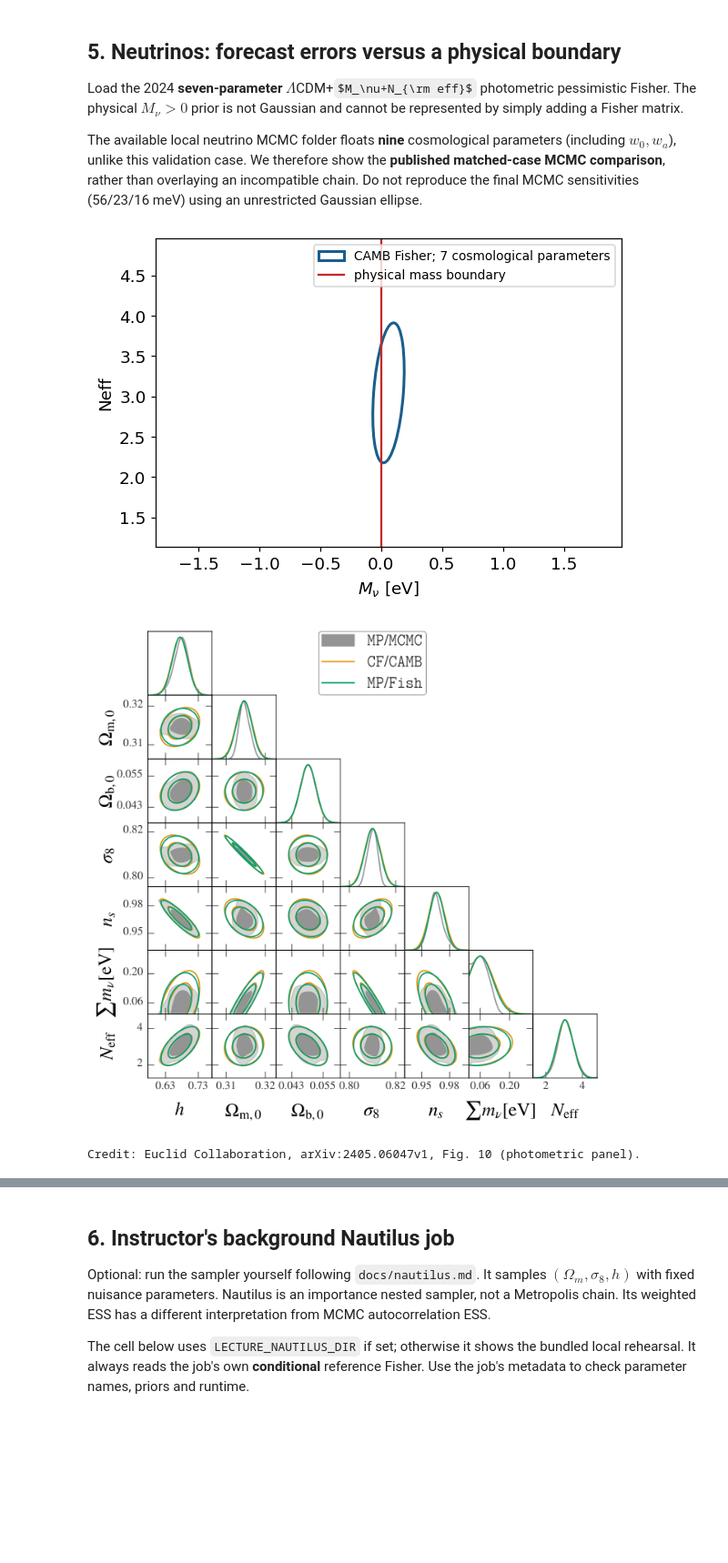
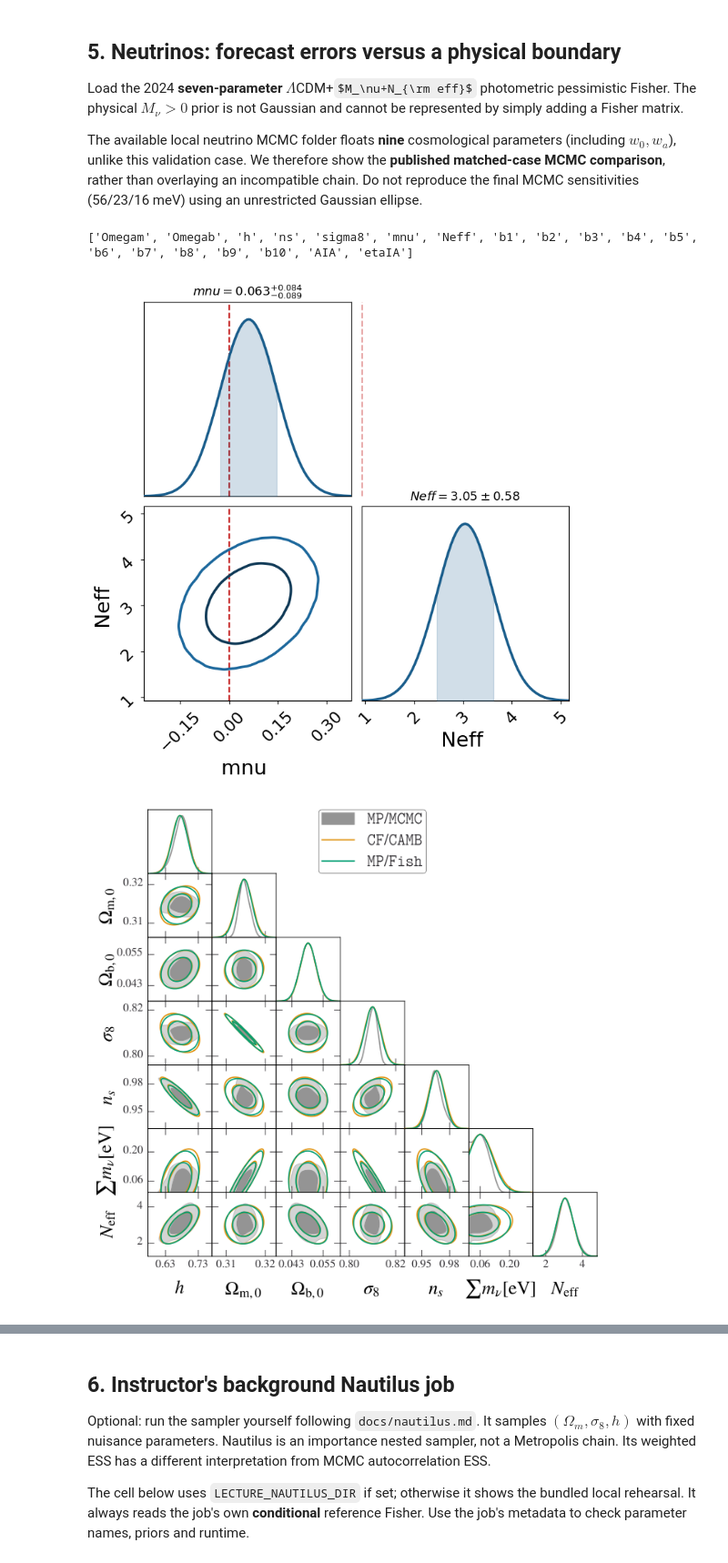
Before and after one commit to santiagocasas/bayes-cosmo-course, a Jupyter notebook: notebooks/02_cosmicfishpie_live_demo.ipynb, the cells around one changed output, grey strips where cells are left out. Shown at 91% size. Cells and saved outputs as stored; diff of their text form; code cells hidden in the pictures; some formulas as TeX source; blank space fills up the shorter version.

```diff
--- a/notebooks/02_cosmicfishpie_live_demo.ipynb
+++ b/notebooks/02_cosmicfishpie_live_demo.ipynb
@@ -105,25 +0,0 @@ Every other cosmological parameter is also marginalised in the plots below. A 68
-# %%
-def ellipse(ax, fisher, names, color, label, fixed=False):
-    reduced = (ops.reshuffle if fixed else ops.marginalise)(fisher, names, update_names=False)
-    covariance = reduced.get_fisher_inverse()
-    vals, vecs = np.linalg.eigh(covariance)
-    angle = np.degrees(np.arctan2(vecs[1, 1], vecs[0, 1]))
-    widths = 2 * np.sqrt(chi2.ppf(.683, 2) * vals)
-    center = reduced.get_param_fiducial()
-    ax.add_patch(Ellipse(center, widths[1], widths[0], angle=angle,
-                         fill=False, lw=2, color=color, label=label))
-    ax.update_datalim([center - widths.max(), center + widths.max()])
-    ax.autoscale_view()
-    ax.set(xlabel=names[0], ylabel=names[1])
-
-def fom(fisher):
-    reduced = ops.marginalise(fisher, ['w0', 'wa'], update_names=False)
-    return np.sqrt(np.linalg.det(reduced.fisher_matrix))
-
-fig, ax = plt.subplots(figsize=(7, 5))
-for f, color in [(photo, '#1B5E8C'), (spectro, '#C62828'), (combined, '#222222')]:
-    ellipse(ax, f, ['w0', 'wa'], color, f.name)
-ax.legend(); ax.set_title('68.3% joint contours; nuisance parameters marginalised')
-fig.savefig(OUTPUT / 'probe_complementarity.png', bbox_inches='tight')
-plt.show()
-pd.DataFrame({'FoM': {f.name: fom(f) for f in [photo, photo_opt, spectro, combined]}})
@@ -209,15 +518,16 @@ Load the 2024 **seven-parameter** $\Lambda$CDM+$M_\nu+N_{\rm eff}$ photometric p
 The available local neutrino MCMC folder floats **nine** cosmological parameters (including $w_0,w_a$), unlike this validation case. We therefore show the **published matched-case MCMC comparison**, rather than overlaying an incompatible chain. Do not reproduce the final MCMC sensitivities (56/23/16 meV) using an unrestricted Gaussian ellipse.
 # %%
 nu = fm.fisher_matrix(file_name=str(DATA / 'neutrino/cfp_camb.txt'))
-fig, ax = plt.subplots(figsize=(6, 4))
-ellipse(ax, nu, ['mnu', 'Neff'], '#1B5E8C', 'CAMB Fisher; 7 cosmological parameters')
-ax.axvline(0, color='#C62828', label='physical mass boundary')
-ax.set_xlabel(r'$M_\nu$ [eV]'); ax.legend(fontsize=9)
+print(nu.get_param_names())
+fig = fco.make_triangle_plot(fishers=[nu], fisher_labels=['CAMB Fisher; 7 cosmological parameters'],
+                             params=['mnu', 'Neff'], colors=['#1B5E8C'])
+for ax in fig.axes:
+    ax.axvline(0, color='#C62828', ls='--')   # physical boundary M_nu = 0
 plt.show()
 from IPython.display import Image, display
 display(Image(filename=str(ROOT / 'data/figs/day2_neutrino.png'), width=700))
 print('Credit: Euclid Collaboration, arXiv:2405.06047v1, Fig. 10 (photometric panel).')
 # %% [output]
+['Omegam', 'Omegab', 'h', 'ns', 'sigma8', 'mnu', 'Neff', 'b1', 'b2', 'b3', 'b4', 'b5', 'b6', 'b7', 'b8', 'b9', 'b10', 'AIA', 'etaIA']
-[figure, old version]
+[figure, new version]
 [figure]
-Credit: Euclid Collaboration, arXiv:2405.06047v1, Fig. 10 (photometric panel).
```
Also changed, not shown: parts of 61 cells of this notebook, 1 other file.
